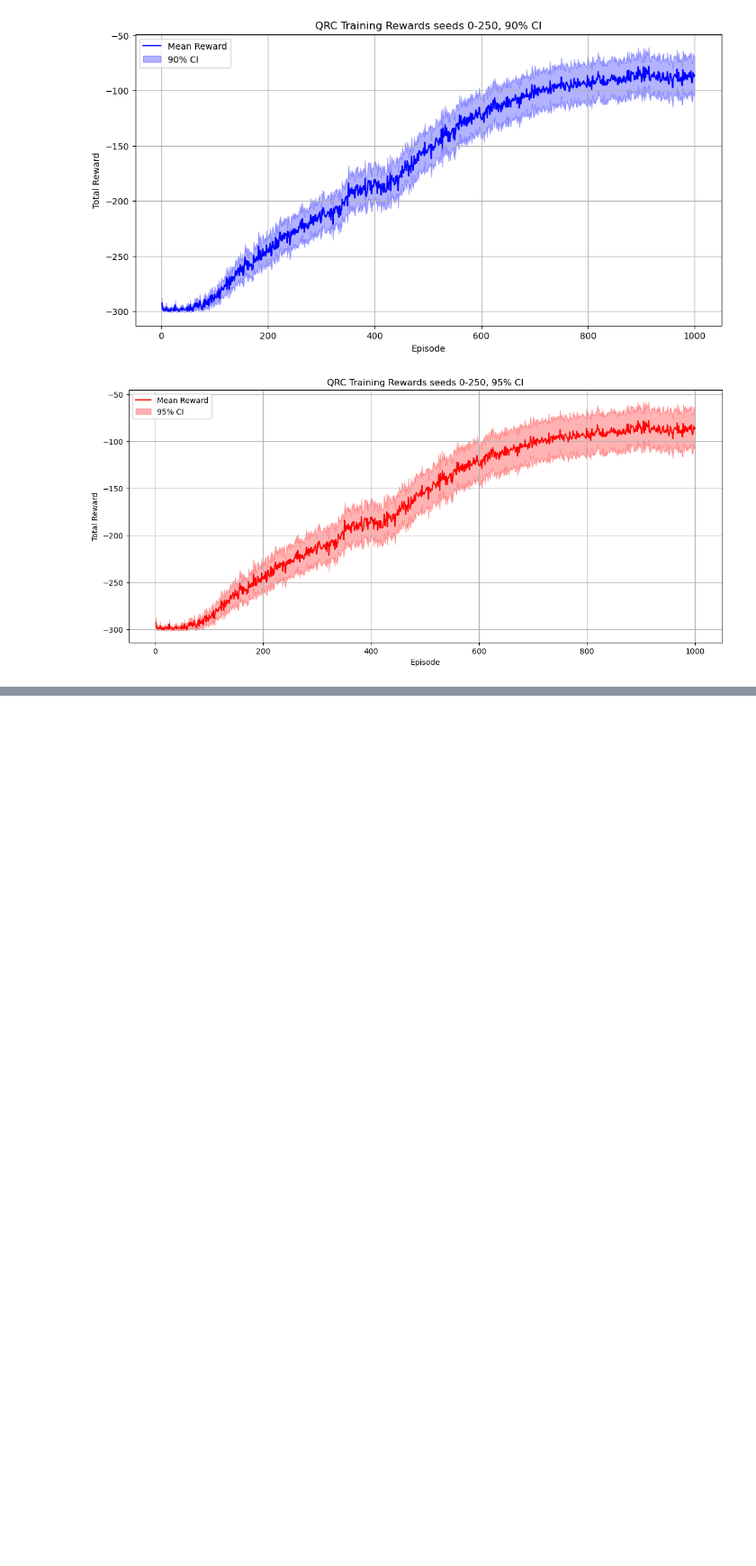
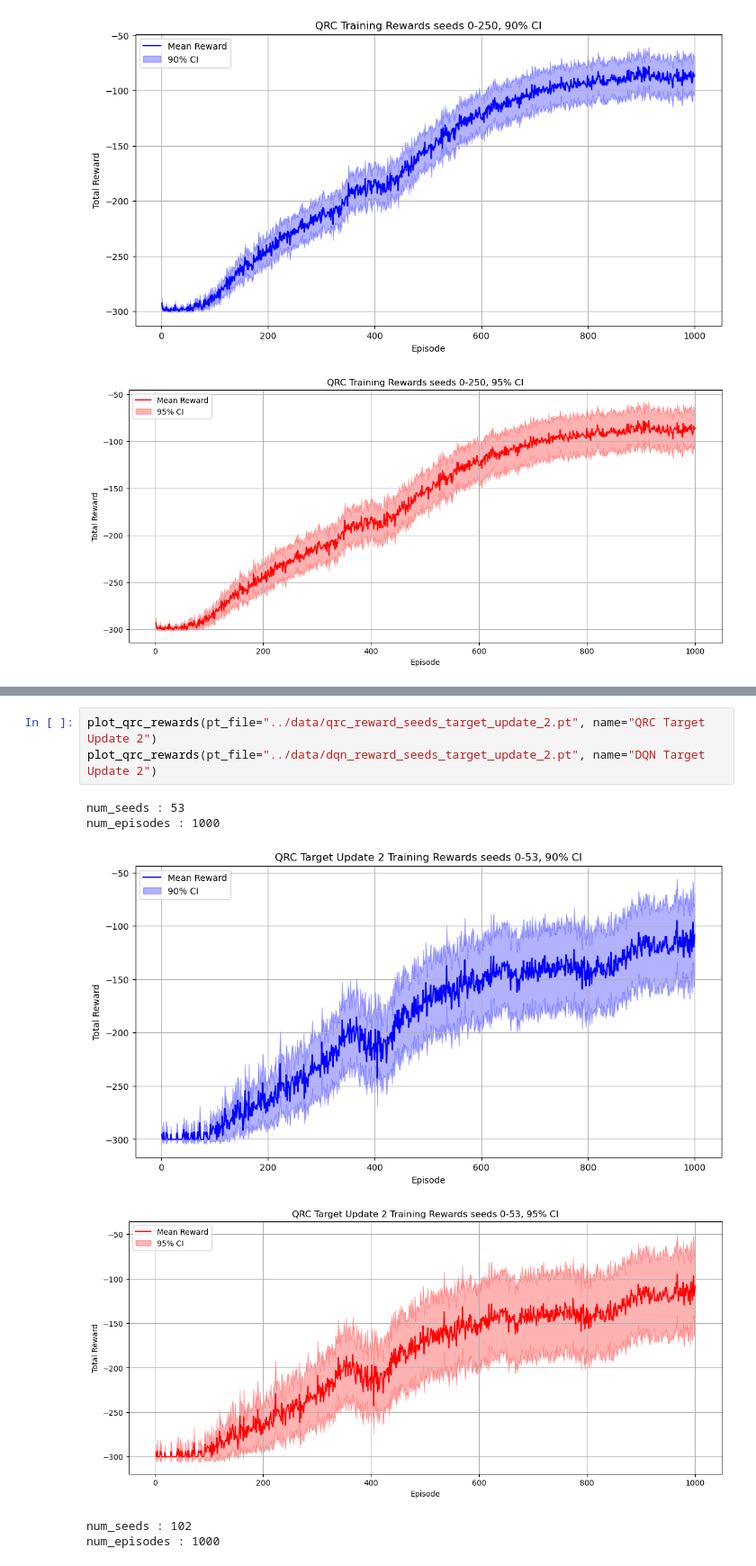
Before and after one commit to LukasOttenhof/CMPUT655-Project, a Jupyter notebook: Analysis/QRC_analysis.ipynb, the cells around one changed output, grey strips where cells are left out. Shown at 90% size. Saved outputs shown, nothing was run; the diff lists cells and outputs as text; blank space fills up the shorter version.

```diff
--- a/Analysis/QRC_analysis.ipynb
+++ b/Analysis/QRC_analysis.ipynb
@@ -73,0 +88,10 @@ num_episodes : 1000
+# %%
+plot_qrc_rewards(pt_file="../data/qrc_reward_seeds_target_update_2.pt", name="QRC Target Update 2")
+plot_qrc_rewards(pt_file="../data/dqn_reward_seeds_target_update_2.pt", name="DQN Target Update 2")
+# %% [output]
+num_seeds : 53
+num_episodes : 1000
+[figure, added]
+[figure, added]
+num_seeds : 102
+num_episodes : 1000
```
Also changed, not shown: parts of 6 cells of this notebook, 7 other files.
